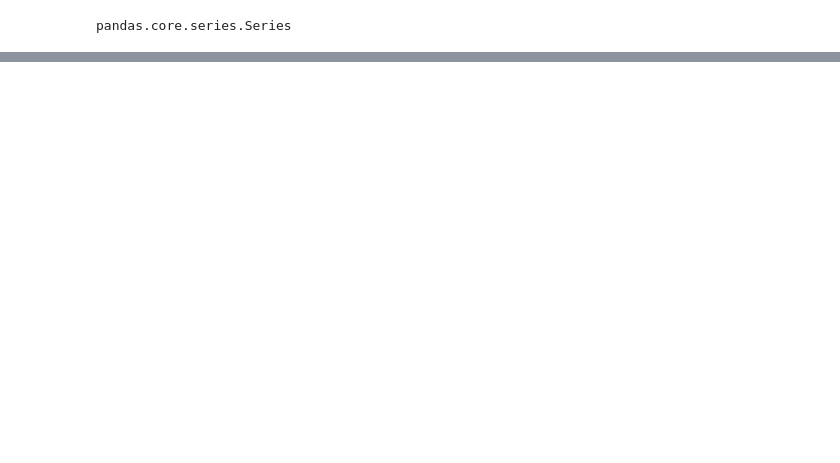
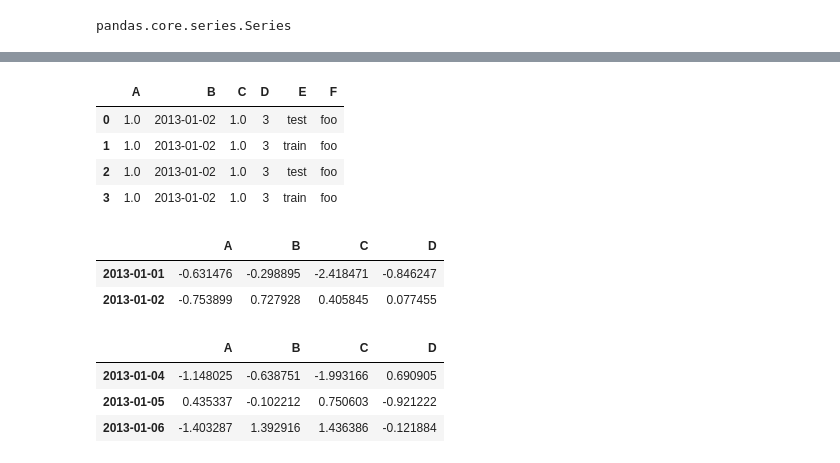
Before and after one commit to shubozhang/python-ds-libs, a Jupyter notebook: pandas_lib/pandas_01_series.ipynb, the cells around one changed output, grey strips where cells are left out. Saved outputs shown, nothing was run; the diff lists cells and outputs as text; code cells hidden in the pictures; blank space fills up the shorter version.

```diff
--- a/pandas_lib/pandas_01_series.ipynb
+++ b/pandas_lib/pandas_01_series.ipynb
@@ -157,0 +178,27 @@ ww2_df
+# %%
+df2 = pd.DataFrame({'A': 1.,
+                    'B': pd.Timestamp('20130102'),
+                    'C': pd.Series(1, index=list(range(4)), dtype='float32'),
+                    'D': np.array([3] * 4, dtype='int32'),
+                    'E': pd.Categorical(["test", "train", "test", "train"]),
+                    'F': 'foo'})
+df2
+# %% [output]
+|  | A | B | C | D | E | F |
+| 0 | 1.0 | 2013-01-02 | 1.0 | 3 | test | foo |
+| 1 | 1.0 | 2013-01-02 | 1.0 | 3 | train | foo |
+| 2 | 1.0 | 2013-01-02 | 1.0 | 3 | test | foo |
+| 3 | 1.0 | 2013-01-02 | 1.0 | 3 | train | foo |
+# %%
+df.head(2)
+# %% [output]
+|  | A | B | C | D |
+| 2013-01-01 | -0.631476 | -0.298895 | -2.418471 | -0.846247 |
+| 2013-01-02 | -0.753899 | 0.727928 | 0.405845 | 0.077455 |
+# %%
+df.tail(3)
+# %% [output]
+|  | A | B | C | D |
+| 2013-01-04 | -1.148025 | -0.638751 | -1.993166 | 0.690905 |
+| 2013-01-05 | 0.435337 | -0.102212 | 0.750603 | -0.921222 |
+| 2013-01-06 | -1.403287 | 1.392916 | 1.436386 | -0.121884 |
```
Also changed, not shown: parts of 13 cells of this notebook, 2 other files.
